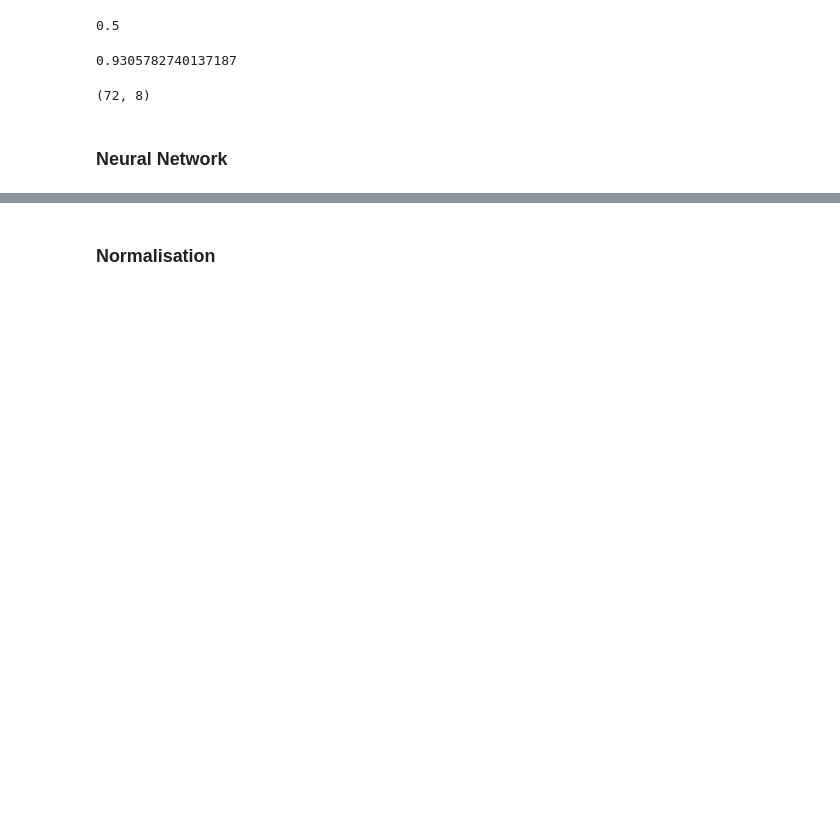
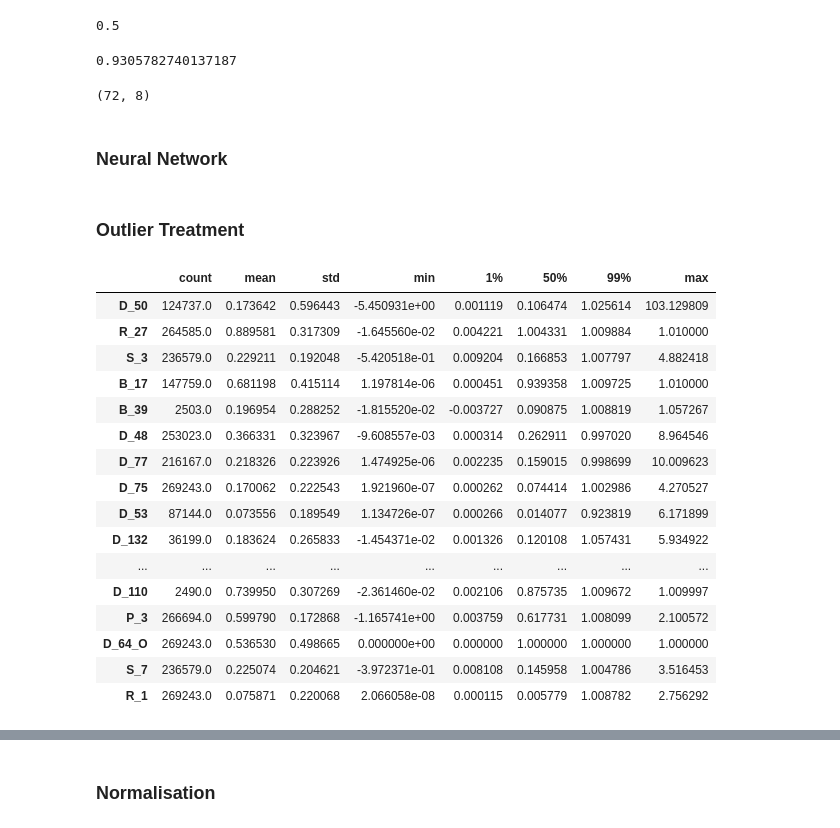
Before and after one commit to Shritej24c/Credit-Default-Pred, a Jupyter notebook: XGB.ipynb, the cells around one changed output, grey strips where cells are left out. Cells and saved outputs as stored; diff of their text form; code cells hidden in the pictures; blank space fills up the shorter version.

```diff
--- a/XGB.ipynb
+++ b/XGB.ipynb
@@ -504,3 +498,32 @@ final_xgb = xgb_inst.fit(xtrain, ytrain)
 final_xgb.save_model("final_xgb.json")
 # %% [markdown]
 ### Neural Network
+# %%
+xtest1 = pd.read_csv('xtest1.csv', index_col = False)
+xtest2 = pd.read_csv('xtest2.csv', index_col = False)
+ytest1 = pd.read_csv('ytest1.csv', index_col = False)
+ytest2 = pd.read_csv('ytest2.csv', index_col = False)
+ytrain = pd.read_csv('ytrain.csv', index_col = False)
+xtrain = pd.read_csv('xtrain.csv', index_col = False)
+# %% [markdown]
+### Outlier Treatment
+# %%
+xtrain.describe(percentiles = [.01, .99]).T
+# %% [output]
+|  | count | mean | std | min | 1% | 50% | 99% | max |
+| D_50 | 124737.0 | 0.173642 | 0.596443 | -5.450931e+00 | 0.001119 | 0.106474 | 1.025614 | 103.129809 |
+| R_27 | 264585.0 | 0.889581 | 0.317309 | -1.645560e-02 | 0.004221 | 1.004331 | 1.009884 | 1.010000 |
+| S_3 | 236579.0 | 0.229211 | 0.192048 | -5.420518e-01 | 0.009204 | 0.166853 | 1.007797 | 4.882418 |
+| B_17 | 147759.0 | 0.681198 | 0.415114 | 1.197814e-06 | 0.000451 | 0.939358 | 1.009725 | 1.010000 |
+| B_39 | 2503.0 | 0.196954 | 0.288252 | -1.815520e-02 | -0.003727 | 0.090875 | 1.008819 | 1.057267 |
+| D_48 | 253023.0 | 0.366331 | 0.323967 | -9.608557e-03 | 0.000314 | 0.262911 | 0.997020 | 8.964546 |
+| D_77 | 216167.0 | 0.218326 | 0.223926 | 1.474925e-06 | 0.002235 | 0.159015 | 0.998699 | 10.009623 |
+| D_75 | 269243.0 | 0.170062 | 0.222543 | 1.921960e-07 | 0.000262 | 0.074414 | 1.002986 | 4.270527 |
+| D_53 | 87144.0 | 0.073556 | 0.189549 | 1.134726e-07 | 0.000266 | 0.014077 | 0.923819 | 6.171899 |
+| D_132 | 36199.0 | 0.183624 | 0.265833 | -1.454371e-02 | 0.001326 | 0.120108 | 1.057431 | 5.934922 |
+| ... | ... | ... | ... | ... | ... | ... | ... | ... |
+| D_110 | 2490.0 | 0.739950 | 0.307269 | -2.361460e-02 | 0.002106 | 0.875735 | 1.009672 | 1.009997 |
+| P_3 | 266694.0 | 0.599790 | 0.172868 | -1.165741e+00 | 0.003759 | 0.617731 | 1.008099 | 2.100572 |
+| D_64_O | 269243.0 | 0.536530 | 0.498665 | 0.000000e+00 | 0.000000 | 1.000000 | 1.000000 | 1.000000 |
+| S_7 | 236579.0 | 0.225074 | 0.204621 | -3.972371e-01 | 0.008108 | 0.145958 | 1.004786 | 3.516453 |
+| R_1 | 269243.0 | 0.075871 | 0.220068 | 2.066058e-08 | 0.000115 | 0.005779 | 1.008782 | 2.756292 |
```
Also changed, not shown: parts of 37 cells of this notebook.
